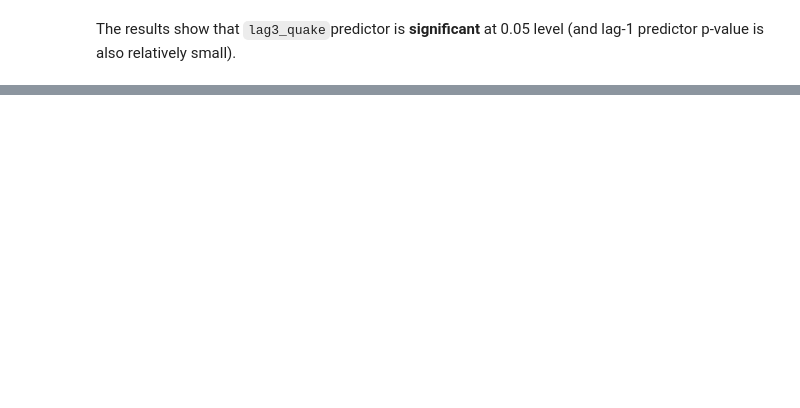
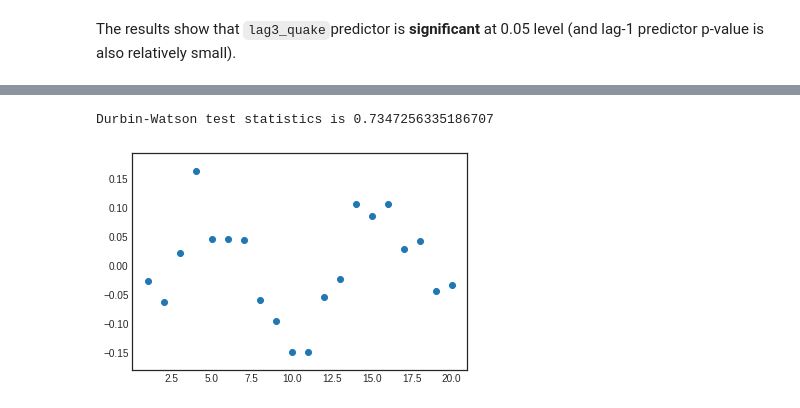
Before and after one commit to naivelogic/Machine_Learning_Notebooks, a Jupyter notebook: Data_Science/Statistical Models/[PSU] Lesson 14 - Time Series & Autocorrelation.ipynb, the cells around one changed output, grey strips where cells are left out. Cells and saved outputs as stored; diff of their text form; code cells hidden in the pictures; blank space fills up the shorter version.

```diff
--- a/Data_Science/Statistical Models/[PSU] Lesson 14 - Time Series & Autocorrelation.ipynb
+++ b/Data_Science/Statistical Models/[PSU] Lesson 14 - Time Series & Autocorrelation.ipynb
@@ -132,0 +154,3 @@ The results show that `lag3_quake`predictor is __significant__ at 0.05 level (an
+# %%
+comsales = pd.read_csv("./data/blaisdell.txt", sep='\t')
+comsales.head()
@@ -132,0 +164,4 @@ The results show that `lag3_quake`predictor is __significant__ at 0.05 level (an
+# %%
+comsales_model = smf.ols(formula='comsales~ indsales', data = comsales).fit()
+
+print(comsales_model.summary())
@@ -132,0 +186,8 @@ The results show that `lag3_quake`predictor is __significant__ at 0.05 level (an
+# %%
+print( "Durbin-Watson test statistics is " + str(stools.durbin_watson(comsales_model.resid)))
+
+plt.scatter(comsales.time, comsales_model.resid)
+plt.show()
+# %% [output]
+Durbin-Watson test statistics is 0.7347256335186707
+[figure, added]
```
Also changed, not shown: parts of 10 cells of this notebook.
